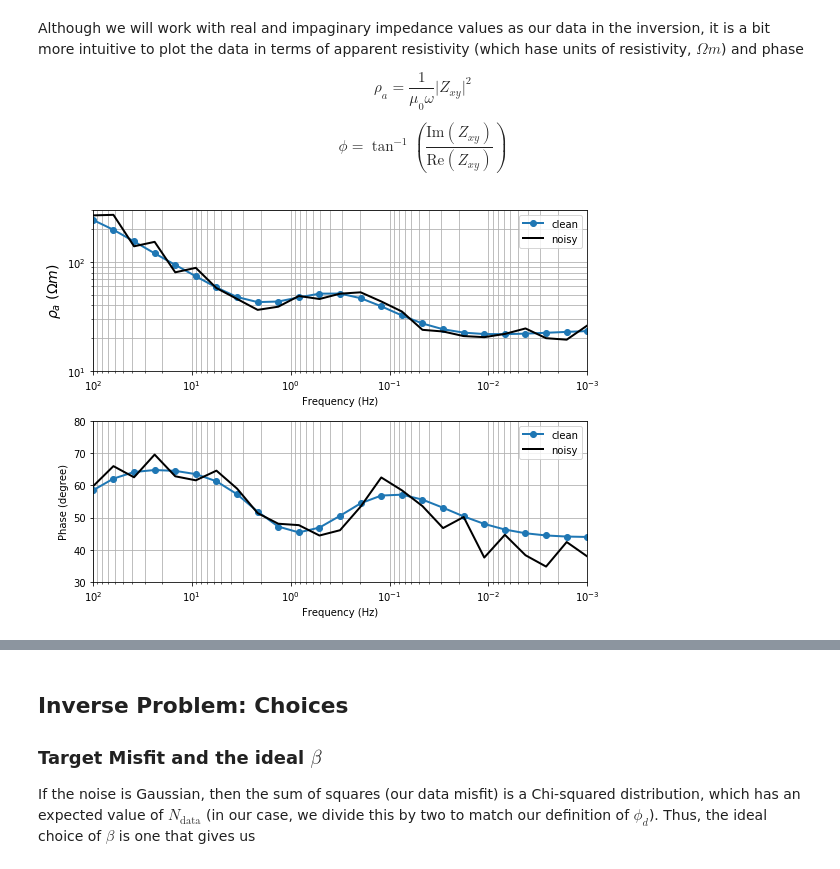
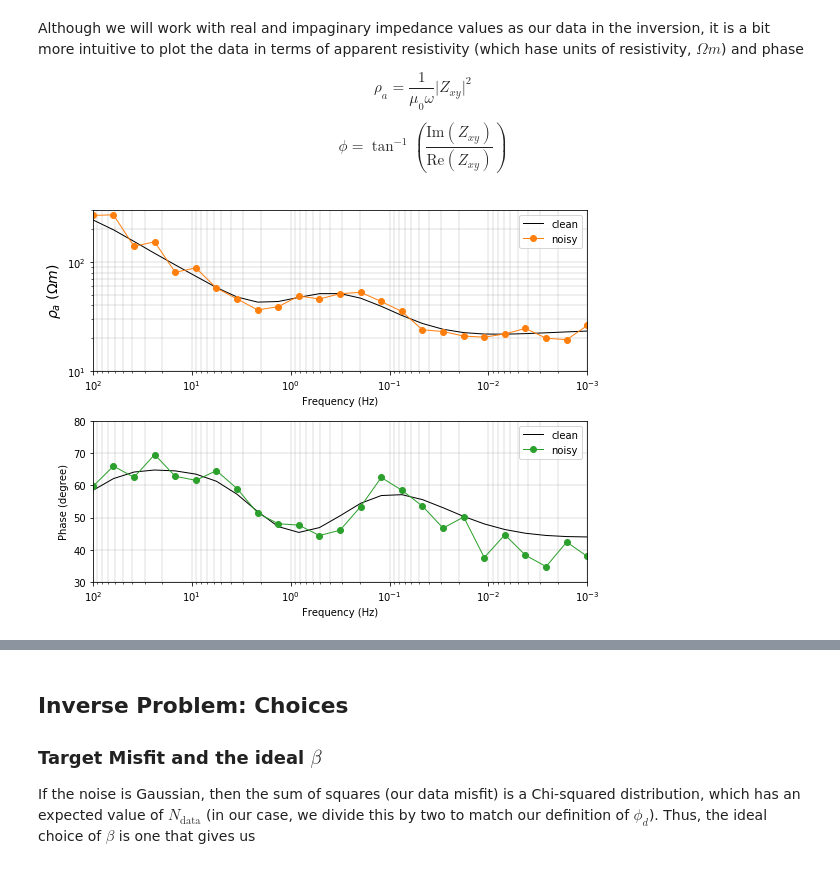
Before and after one commit to simpeg/tle-magnetotelluric_inversion, a Jupyter notebook: 3_MT1D_5layer_inversion.ipynb, the cells around one changed output, grey strips where cells are left out. Saved outputs shown, nothing was run; the diff lists cells and outputs as text; code cells hidden in the pictures.

```diff
--- a/3_MT1D_5layer_inversion.ipynb
+++ b/3_MT1D_5layer_inversion.ipynb
@@ -278,27 +278,27 @@ app_res_obs, phase_obs = appres_phase_from_data(survey.dobs, frequency)
 # %%
 fig, ax = plt.subplots(2, 1, figsize=(8,6))
 
 # apparent resistivity
-ax[0].loglog(frequency, app_res_true, '-o', lw=2, label="clean")
-ax[0].loglog(frequency, app_res_obs, 'k-', lw=2, label="noisy")
+ax[0].loglog(frequency, app_res_true, '-k', lw=1, label="clean")
+ax[0].loglog(frequency, app_res_obs, '-oC1', lw=1, label="noisy")
 ax[0].set_ylabel("$\\rho_a \ (\Omega m)$", fontsize = 14)
 ax[0].set_ylim([10, 3e2])
 
 # phase
-ax[1].semilogx(frequency, phase_true, '-o', lw=2, label="clean")
-ax[1].semilogx(frequency, phase_obs, 'k-', lw=2, label="noisy")
+ax[1].semilogx(frequency, phase_true, '-k', lw=1, label="clean")
+ax[1].semilogx(frequency, phase_obs, '-oC2', lw=1, label="noisy")
 ax[1].set_ylabel("Phase (degree)")
 ax[1].set_ylim([30, 80])
 
 for a in ax:
-    a.grid(True, which='both')
+    a.grid(True, which='both', linewidth=0.4)
     a.legend()
     a.set_xlim(frequency.max(), frequency.min())
     a.set_xlabel("Frequency (Hz)")
 
 plt.tight_layout()
 # %% [output]
-[figure, old version]
+[figure, new version]
 # %% [markdown]
 ## Inverse Problem: Machinery
 
```
Also changed, not shown: parts of 4 cells of this notebook, 17 other files.
